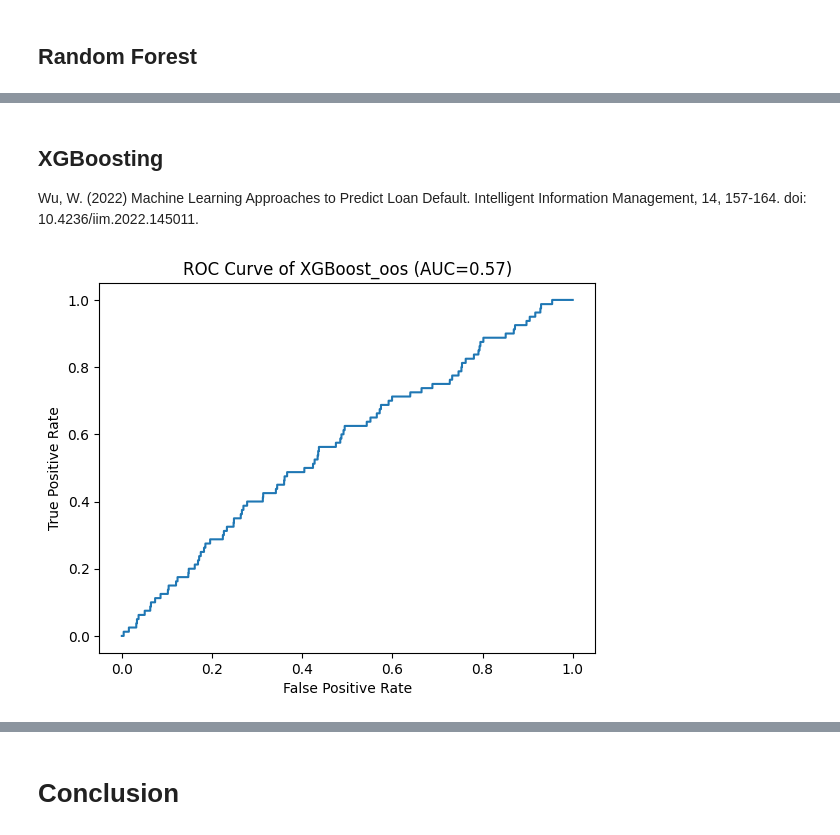
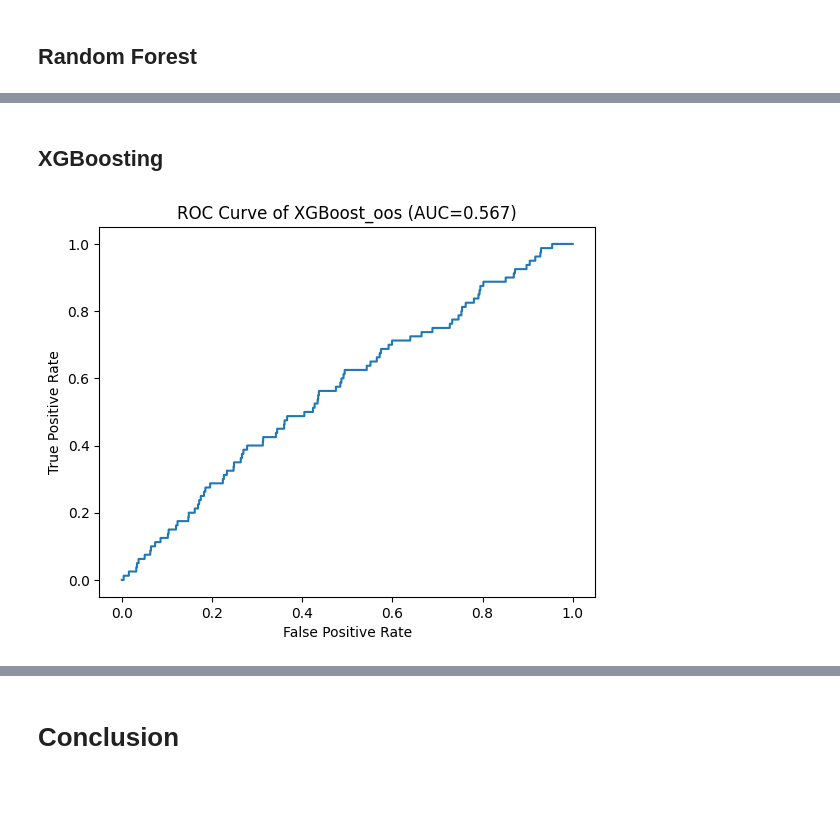
Before and after one commit to Kelvin-xing/Econ6102, a Jupyter notebook: PS2/PS2_xing_3.ipynb, the cells around one changed output, grey strips where cells are left out. Cells and saved outputs as stored; diff of their text form; code cells hidden in the pictures; blank space fills up the shorter version.

```diff
--- a/PS2/PS2_xing_3.ipynb
+++ b/PS2/PS2_xing_3.ipynb
@@ -55,7 +57,7 @@ def plot_roc_curve(true_y, y_prob, model_name):
     plt.plot(fpr, tpr)
     plt.xlabel('False Positive Rate')
     plt.ylabel('True Positive Rate')
-    plt.title(f'ROC Curve of {model_name} (AUC={auc:.2f})')
+    plt.title(f'ROC Curve of {model_name} (AUC={auc:.3f})')
     plt.savefig(f'./fig/roc_curve_{model_name}.png')
     return [plt, auc]
 # %%
@@ -218,10 +222,10 @@ _, auc_RFoos = plot_roc_curve(y_test, mod.predict_proba(X_test)[:,1],'RandomFore
-# %% [markdown]
-## XGBoosting
-Wu, W. (2022) Machine Learning Approaches to Predict Loan Default. Intelligent Information Management, 14, 157-164. doi: 10.4236/iim.2022.145011.
+# %% [markdown]
+## XGBoosting
 # %%
 # Create an instance of the XGBoost classifier
 xgb_model = xgb.XGBClassifier()
 xgb_model.fit(X_train, y_train)
+param_XGB = mod.get_params()
 _, auc_XGBoostingoos = plot_roc_curve(y_test, xgb_model.predict_proba(X_test)[:,1],'XGBoost_oos')
 # %% [output]
-[figure, old version]
+[figure, new version]
```
Also changed, not shown: parts of 33 cells of this notebook, 33 other files.
